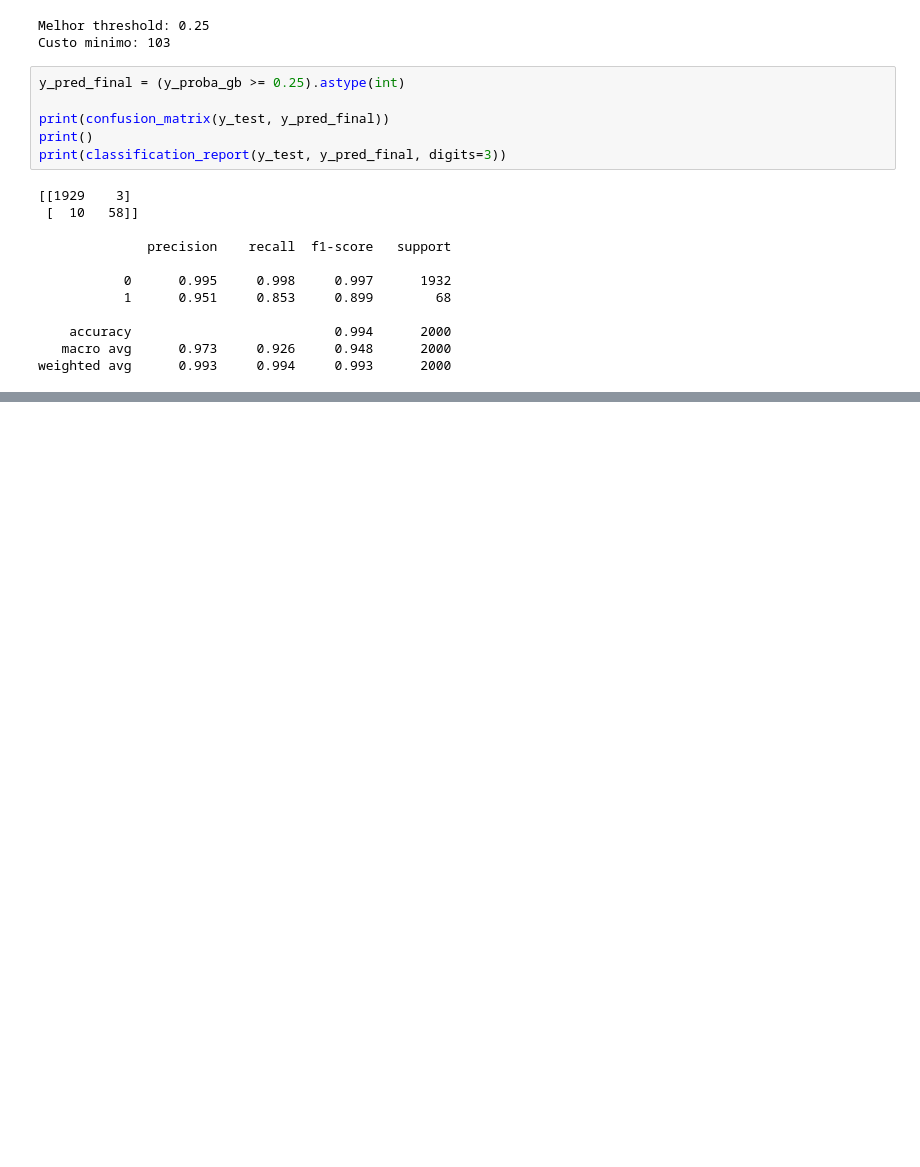
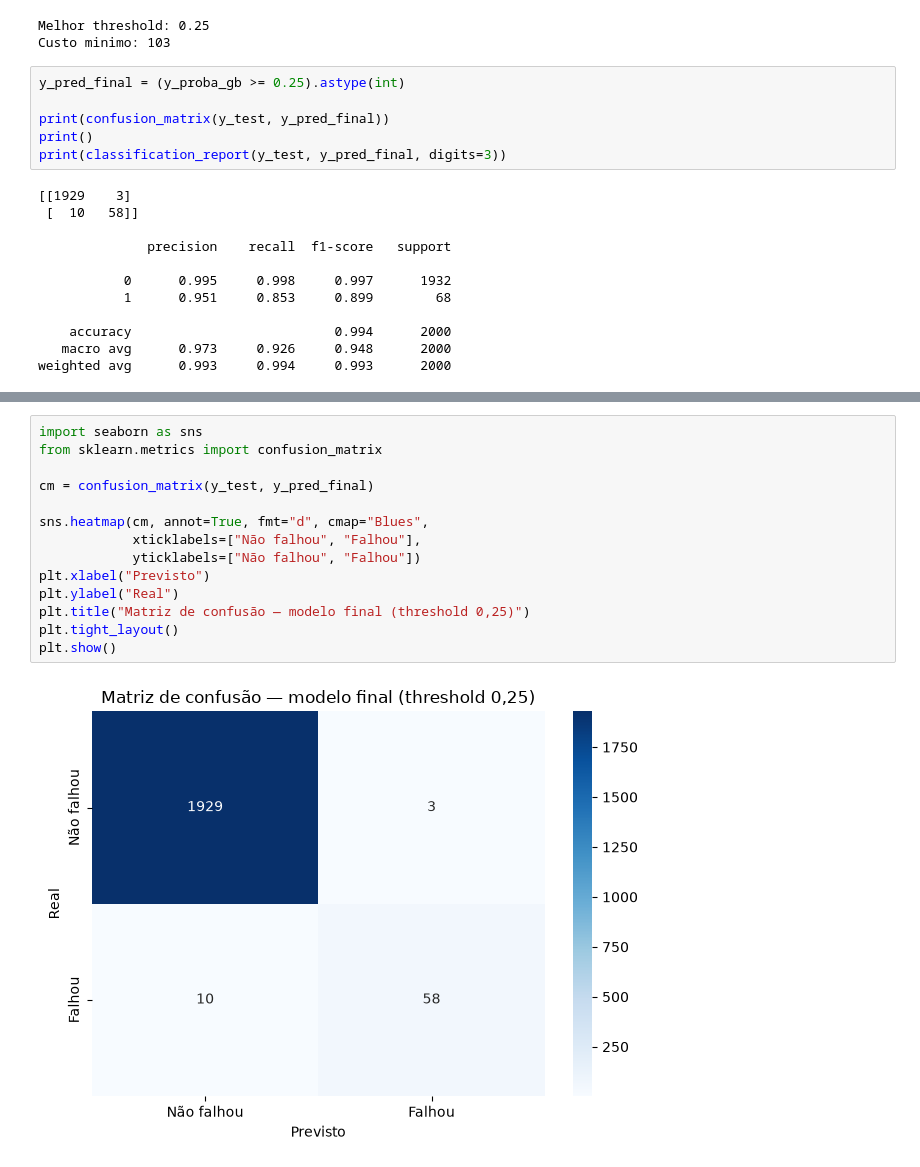
Before and after one commit to IsantoDev/industria-preditiva, a Jupyter notebook: notebooks/02_modelagem.ipynb, the cells around one changed output, grey strips where cells are left out. Drawn from its saved outputs; the diff is of its cells as text; blank space fills up the shorter version.

```diff
--- a/notebooks/02_modelagem.ipynb
+++ b/notebooks/02_modelagem.ipynb
@@ -176,0 +190,16 @@ weighted avg      0.993     0.994     0.993      2000
+# %%
+import seaborn as sns
+from sklearn.metrics import confusion_matrix
+
+cm = confusion_matrix(y_test, y_pred_final)
+
+sns.heatmap(cm, annot=True, fmt="d", cmap="Blues",
+            xticklabels=["Não falhou", "Falhou"],
+            yticklabels=["Não falhou", "Falhou"])
+plt.xlabel("Previsto")
+plt.ylabel("Real")
+plt.title("Matriz de confusão — modelo final (threshold 0,25)")
+plt.tight_layout()
+plt.show()
+# %% [output]
+[figure, added]
```
Also changed, not shown: parts of 1 cell of this notebook, 1 other file.
